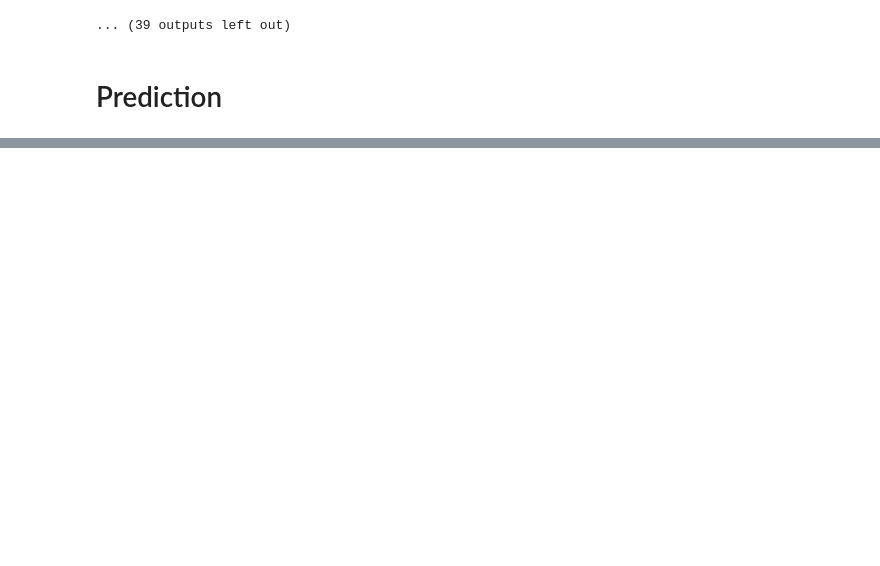
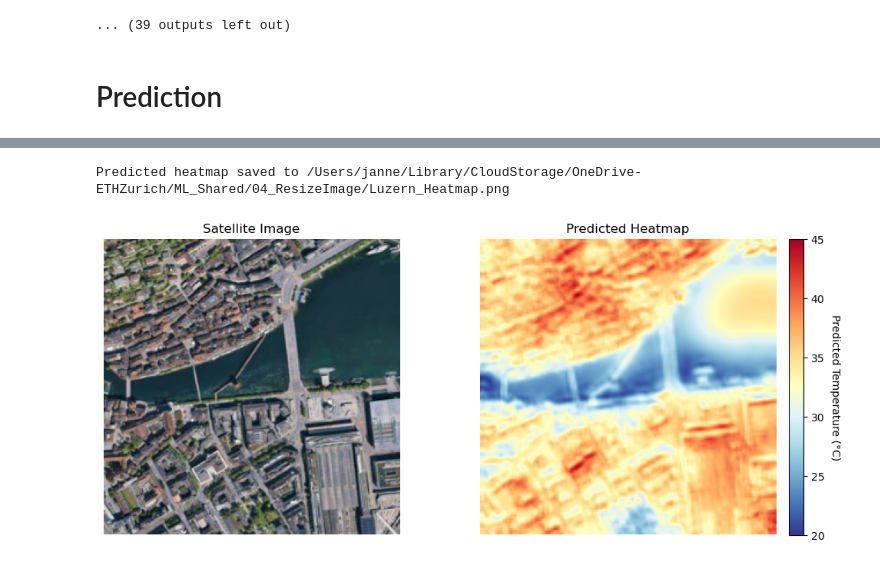
Before and after one commit to janneperini/SciML, a Jupyter notebook: 02Model/Learning.ipynb, the cells around one changed output, grey strips where cells are left out. Cells and saved outputs as stored; diff of their text form; code cells hidden in the pictures; blank space fills up the shorter version.

```diff
--- a/02Model/Learning.ipynb
+++ b/02Model/Learning.ipynb
@@ -318,0 +442,76 @@ Predicted heatmap saved to /Users/janne/Library/CloudStorage/OneDrive-ETHZurich/
+# %%
+# Load the trained model
+model = UNet()
+model.load_state_dict(torch.load("/Users/janne/Library/CloudStorage/OneDrive-ETHZurich/ML_Shared/03TrainedModel/satellite_to_heatmap_unet_mask.pth"))
+model.eval()  # Set model to evaluation mode
+
+# Define transformations (same as training)
+transform = transforms.Compose([
+    transforms.ToTensor(),
+])
+
+# Function to predict and save heatmap for a specific satellite image
+def predict_for_image(model, input_image_path, output_image_path):
+    # Verify input image exists
+    if not os.path.exists(input_image_path):
+        raise FileNotFoundError(f"Input image not found: {input_image_path}")
+
+    # Check if file format is supported
+    if not input_image_path.lower().endswith((".png", ".jpg", ".jpeg")):
+        raise ValueError(f"Unsupported file format. Use PNG, JPG, or JPEG: {input_image_path}")
+
+    # Load and transform the satellite image
+    satellite_image = Image.open(input_image_path).convert("RGB")  # Ensure RGB format
+    satellite_tensor = transform(satellite_image).unsqueeze(0)  # Add batch dimension
+
+    # Predict the heatmap
+    with torch.no_grad():
+        predicted_heatmap = model(satellite_tensor)
+
+    # Resize the predicted heatmap to match the input image dimensions (256x256)
+    predicted_heatmap_resized = F.interpolate(predicted_heatmap, size=satellite_image.size, mode='bilinear', align_corners=True)
+
+    # Remove batch dimension and convert to numpy
+    predicted_heatmap_resized = predicted_heatmap_resized.squeeze(0).squeeze(0).cpu().numpy()
+
+    # Print the min and max predicted values
+    min_val = predicted_heatmap_resized.min()
+    max_val = predicted_heatmap_resized.max()
+
+    # Map the predicted heatmap values to the temperature range 25°C to 45°C
+    temp_min, temp_max = 20, 45
+    mapped_heatmap = (predicted_heatmap_resized - min_val) / (max_val - min_val) * (temp_min - temp_max) + temp_max
+
+    # Save the predicted heatmap
+    save_image(torch.tensor(mapped_heatmap).unsqueeze(0), output_image_path)
+    print(f"Predicted heatmap saved to {output_image_path}")
+
+    # Display the satellite image and predicted heatmap with remapped colorbar
+    plt.figure(figsize=(12, 5))
+
+    # Plot satellite image
+    plt.subplot(1, 2, 1)
+    plt.imshow(satellite_image)
+    plt.title("Satellite Image")
+    plt.axis("off")
+
+    # Plot predicted heatmap
+    plt.subplot(1, 2, 2)
+    heatmap_plot = plt.imshow(mapped_heatmap, cmap='RdYlBu_r', vmin=temp_min, vmax=temp_max)
+    plt.title("Predicted Heatmap")
+    plt.axis("off")
+
+    # Add a colorbar with remapped range (25 to 45)
+    cbar = plt.colorbar(heatmap_plot, orientation='vertical', fraction=0.046, pad=0.04)
+    cbar.set_label("Predicted Temperature (°C)", rotation=270, labelpad=15)
+
+    plt.show()
+
+# Example usage
+input_image_path = "//Users/janne/Library/CloudStorage/OneDrive-ETHZurich/ML_Shared/04_ResizeImage/Luzern.png"  # Change this to the path of your input image
+output_image_path = "/Users/janne/Library/CloudStorage/OneDrive-ETHZurich/ML_Shared/04_ResizeImage/Luzern_Heatmap.png"  # Change this to the desired output path
+
+predict_for_image(model, input_image_path, output_image_path)
+# %% [output]
+Predicted heatmap saved to /Users/janne/Library/CloudStorage/OneDrive-ETHZurich/ML_Shared/04_ResizeImage/Luzern_Heatmap.png
+[figure, added]
```
Also changed, not shown: parts of 5 cells of this notebook, 11 other files.
